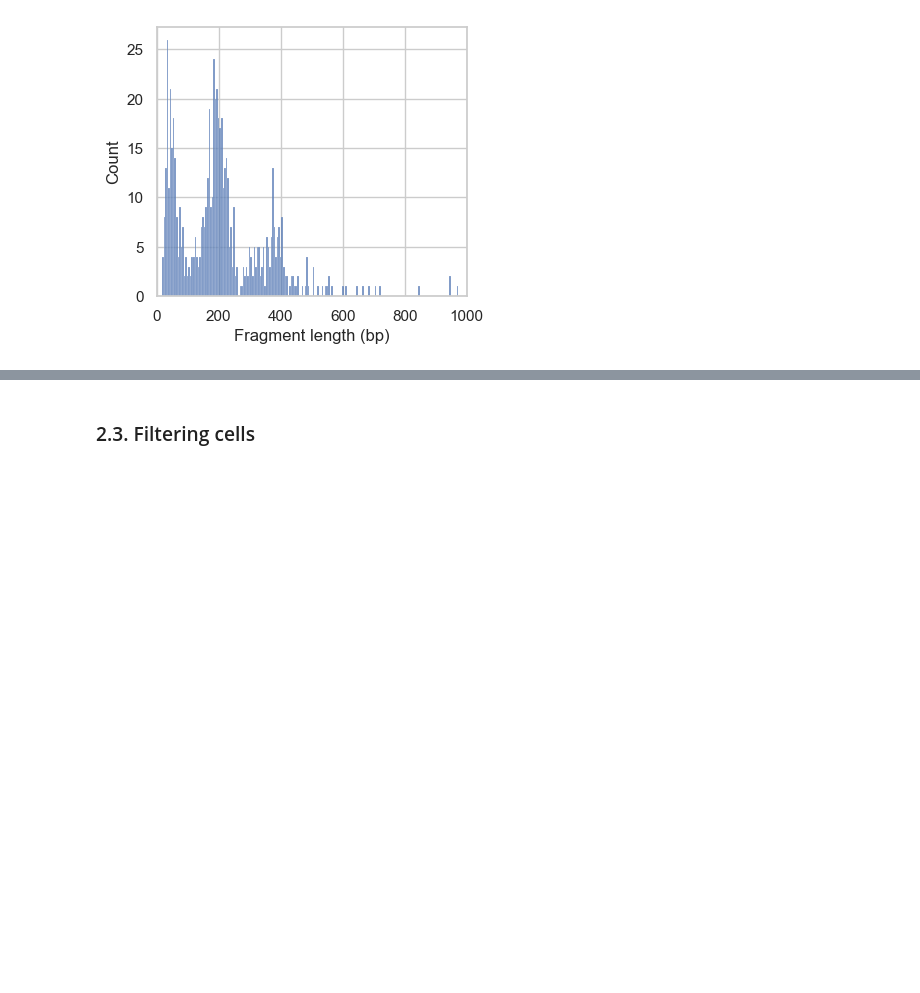
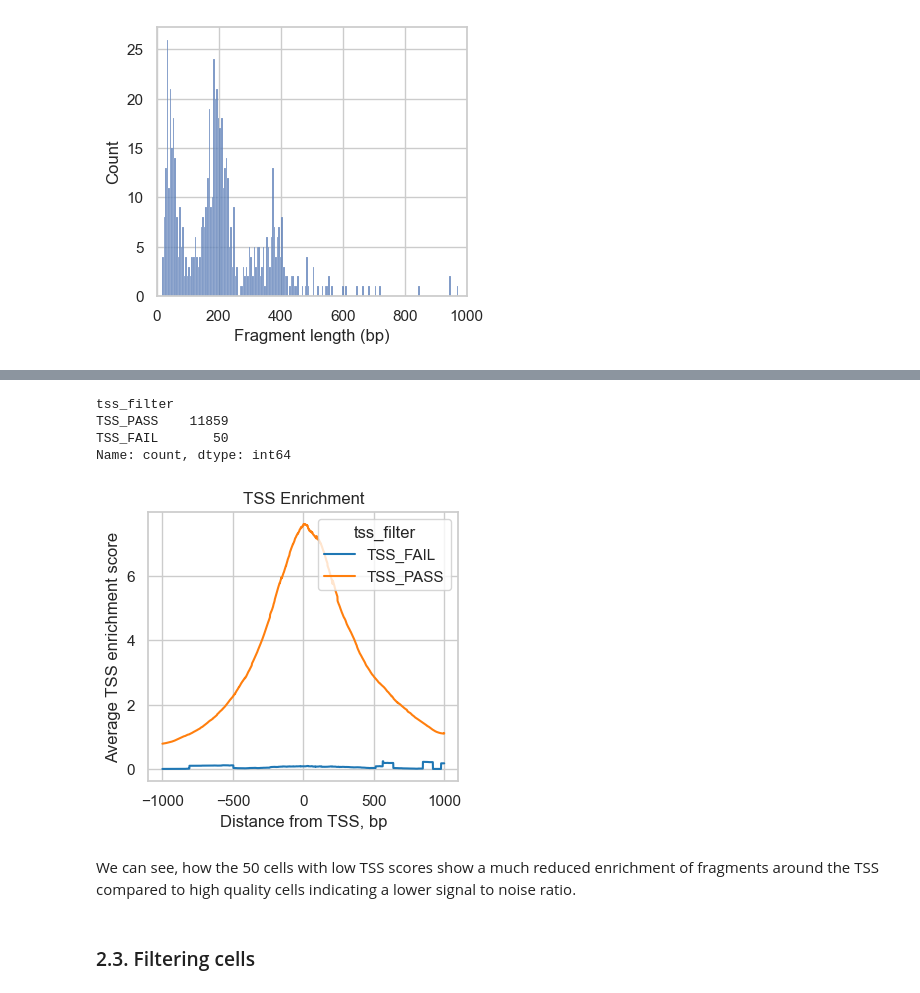
Before and after one commit to chira-ploy/singlecells-DataPlayground, a Jupyter notebook: PBMC10k/ATAC_processing.ipynb, the cells around one changed output, grey strips where cells are left out. Cells and saved outputs as stored; diff of their text form; code cells hidden in the pictures; blank space fills up the shorter version.

```diff
--- a/PBMC10k/ATAC_processing.ipynb
+++ b/PBMC10k/ATAC_processing.ipynb
@@ -331,0 +395,23 @@ p2 = ac.pl.fragment_histogram(atac[atac.obs["nucleosome_signal_filter"] == "NS_F
+# %%
+#To compare the enrichment profile corresponding to high and low TSS scores,
+#a new column to tss.obs containing "TSS_PASS" or "TSS_FAIL" is added
+#The histograms show that there are a few outliers with extremely high TSS scores and a small peak of barcodes with low TSS scores.
+#Both are observations we would like to filter out.
+tss_threshold = 0.1
+tss.obs["tss_filter"] = tss.obs["tss_score"].apply(lambda x: "TSS_PASS" if x > tss_threshold else "TSS_FAIL")
+# %%
+tss.obs["tss_filter"].value_counts()
+# %% [output]
+tss_filter
+TSS_PASS    11859
+TSS_FAIL       50
+Name: count, dtype: int64
+# %%
+tss.obs["tss_filter"] = tss.obs["tss_filter"].astype('category')
+# %%
+# Temporarily set different color palette
+ac.pl.tss_enrichment(tss, color="tss_filter")
+# %% [output]
+[figure, added]
+# %% [markdown]
+We can see, how the 50 cells with low TSS scores show a much reduced enrichment of fragments around the TSS compared to high quality cells indicating a lower signal to noise ratio.
```
Also changed, not shown: parts of 14 cells of this notebook.
